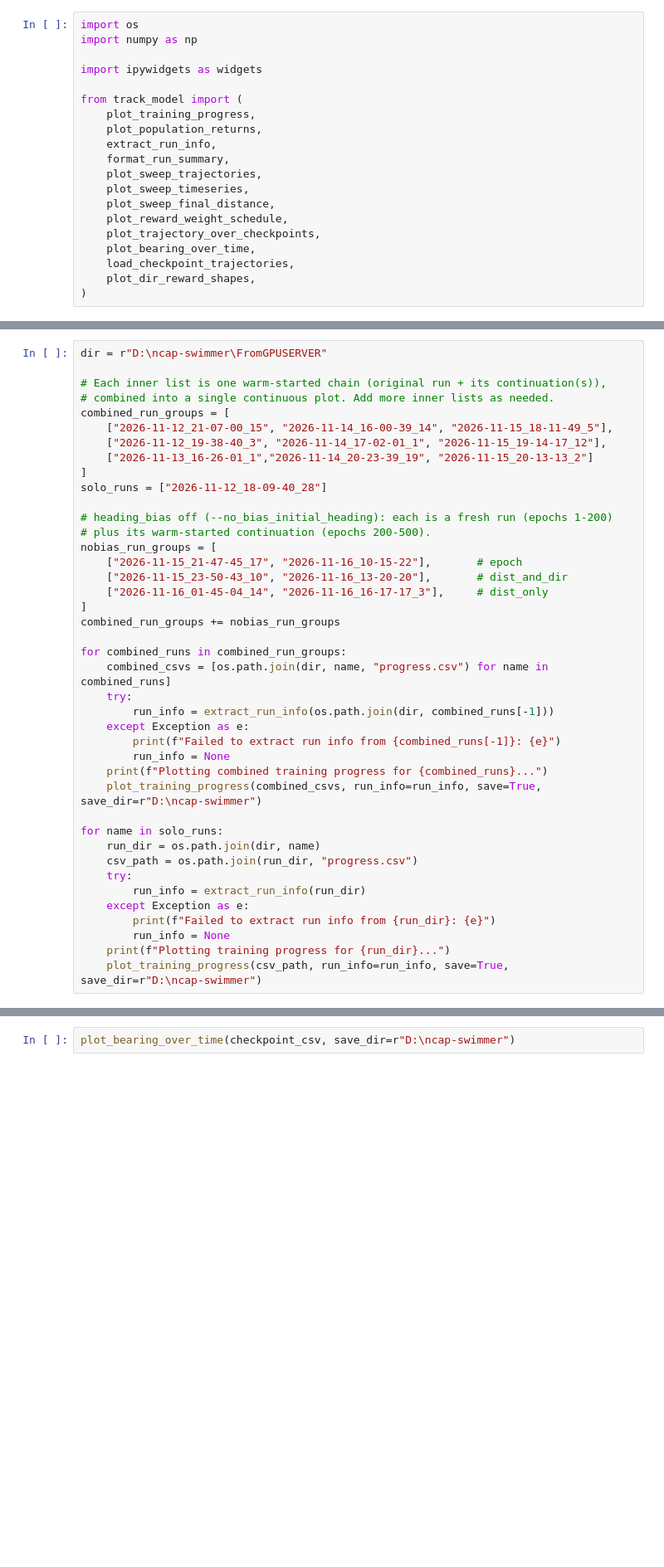
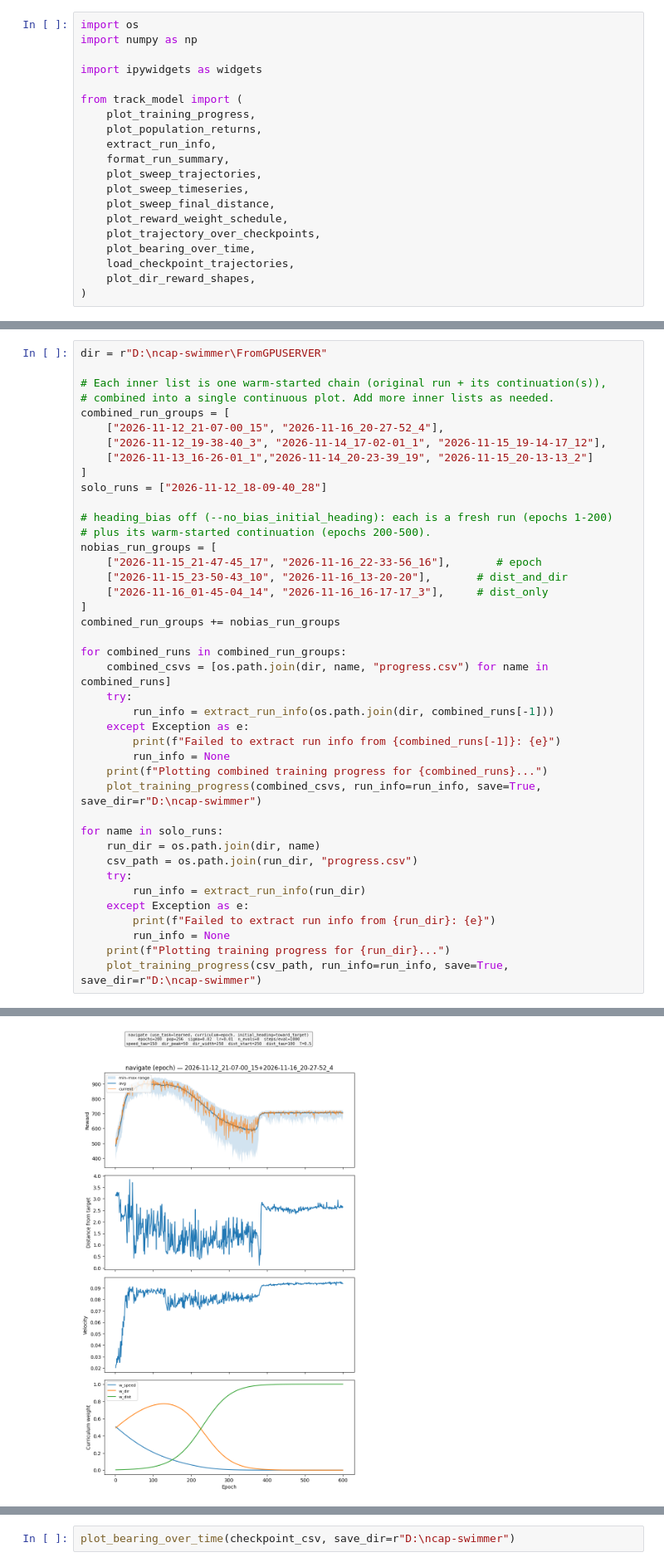
Before and after one commit to rsatapat/ncap-swimmer, a Jupyter notebook: track_model.ipynb, the cells around one changed output, grey strips where cells are left out. Shown at 83% size. Cells and saved outputs as stored; diff of their text form; blank space fills up the shorter version.

```diff
--- a/track_model.ipynb
+++ b/track_model.ipynb
@@ -24,7 +49,7 @@ dir = r"D:\ncap-swimmer\FromGPUSERVER"
 # Each inner list is one warm-started chain (original run + its continuation(s)),
 # combined into a single continuous plot. Add more inner lists as needed.
 combined_run_groups = [
-    ["2026-11-12_21-07-00_15", "2026-11-14_16-00-39_14", "2026-11-15_18-11-49_5"],
+    ["2026-11-12_21-07-00_15", "2026-11-16_20-27-52_4"],
     ["2026-11-12_19-38-40_3", "2026-11-14_17-02-01_1", "2026-11-15_19-14-17_12"],
     ["2026-11-13_16-26-01_1","2026-11-14_20-23-39_19", "2026-11-15_20-13-13_2"]
 ]
@@ -33,7 +58,7 @@ solo_runs = ["2026-11-12_18-09-40_28"]
 # heading_bias off (--no_bias_initial_heading): each is a fresh run (epochs 1-200)
 # plus its warm-started continuation (epochs 200-500).
 nobias_run_groups = [
-    ["2026-11-15_21-47-45_17", "2026-11-16_10-15-22"],       # epoch
+    ["2026-11-15_21-47-45_17", "2026-11-16_22-33-56_16"],       # epoch
     ["2026-11-15_23-50-43_10", "2026-11-16_13-20-20"],       # dist_and_dir
     ["2026-11-16_01-45-04_14", "2026-11-16_16-17-17_3"],     # dist_only
 ]
@@ -59,3 +84,4 @@ for name in solo_runs:
         run_info = None
     print(f"Plotting training progress for {run_dir}...")
     plot_training_progress(csv_path, run_info=run_info, save=True, save_dir=r"D:\ncap-swimmer")
+# %% [output]
@@ -61,0 +95 @@ for name in solo_runs:
+[figure, added]
```
Also changed, not shown: parts of 6 cells of this notebook, 4 other files.
